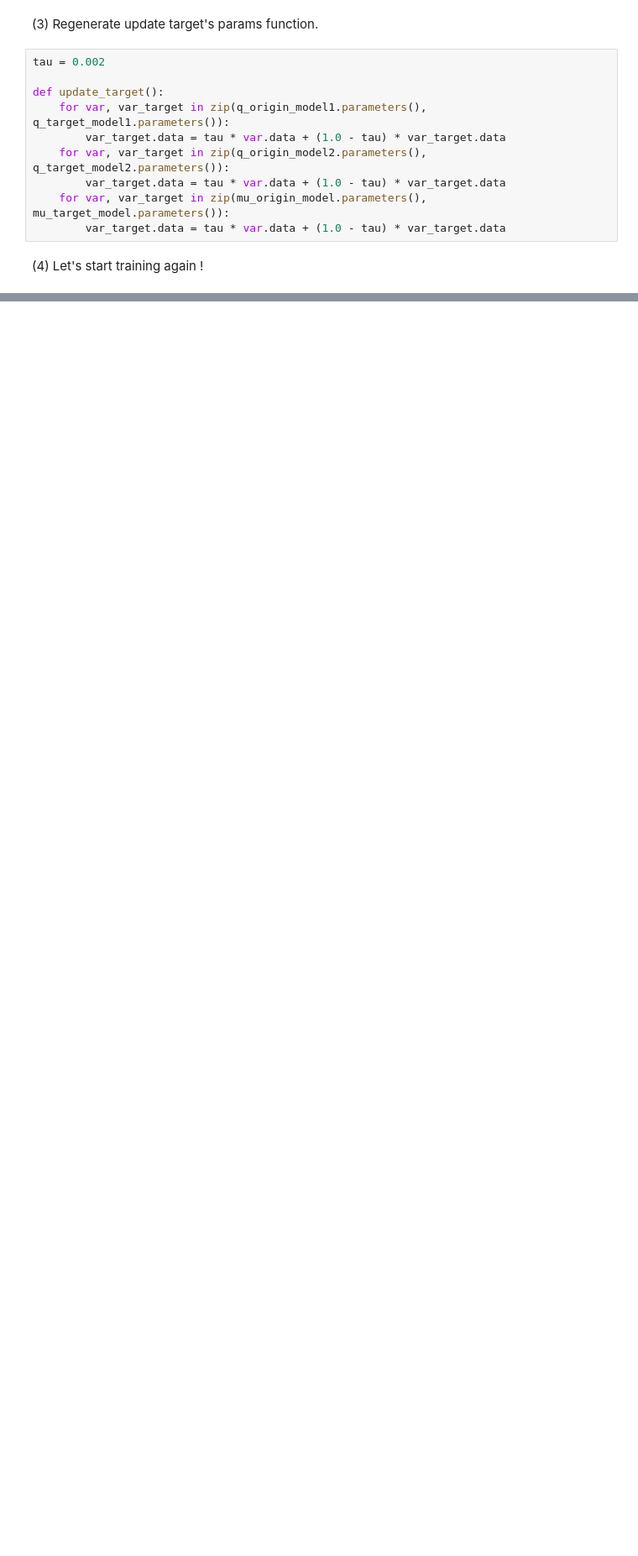
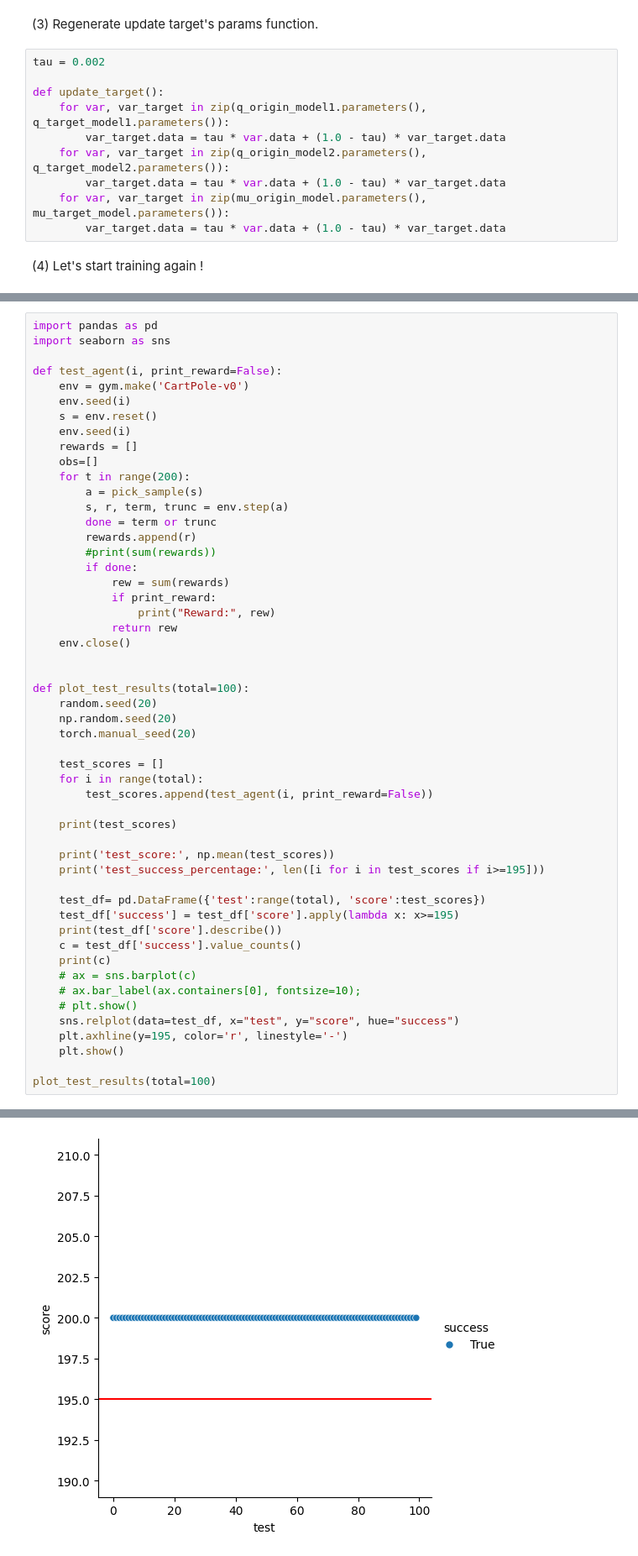
Before and after one commit to gazalpatel/REINFORCE, a Jupyter notebook: other_algorithms/ddpg/05-ddpg.ipynb, the cells around one changed output, grey strips where cells are left out. Shown: that part at 84% size. Cells and saved outputs as stored; diff of their text form; blank space fills up the shorter version.

```diff
--- a/other_algorithms/ddpg/05-ddpg.ipynb
+++ b/other_algorithms/ddpg/05-ddpg.ipynb
@@ -474,0 +521,53 @@ plt.show()
+# %%
+import pandas as pd
+import seaborn as sns
+
+def test_agent(i, print_reward=False):
+    env = gym.make('CartPole-v0')
+    env.seed(i)
+    s = env.reset()
+    env.seed(i)
+    rewards = []
+    obs=[]
+    for t in range(200):
+        a = pick_sample(s)
+        s, r, term, trunc = env.step(a)
+        done = term or trunc
+        rewards.append(r)
+        #print(sum(rewards))
+        if done:
+            rew = sum(rewards)
+            if print_reward:
+                print("Reward:", rew)
+            return rew
+    env.close()
+
+
+def plot_test_results(total=100):
+    random.seed(20)
+    np.random.seed(20)
+    torch.manual_seed(20)
+
+    test_scores = []
+    for i in range(total):
+        test_scores.append(test_agent(i, print_reward=False))
+
+    print(test_scores)
+
+    print('test_score:', np.mean(test_scores))
+    print('test_success_percentage:', len([i for i in test_scores if i>=195]))
+
+    test_df= pd.DataFrame({'test':range(total), 'score':test_scores})
+    test_df['success'] = test_df['score'].apply(lambda x: x>=195)
+    print(test_df['score'].describe())
+    c = test_df['success'].value_counts()
+    print(c)
+    # ax = sns.barplot(c)
+    # ax.bar_label(ax.containers[0], fontsize=10);
+    # plt.show()
+    sns.relplot(data=test_df, x="test", y="score", hue="success")
+    plt.axhline(y=195, color='r', linestyle='-')
+    plt.show()
+
+plot_test_results(total=100)
+# %% [output]
@@ -474,0 +589 @@ plt.show()
+[figure, added]
```
Also changed, not shown: parts of 8 cells of this notebook, 7 other files.
